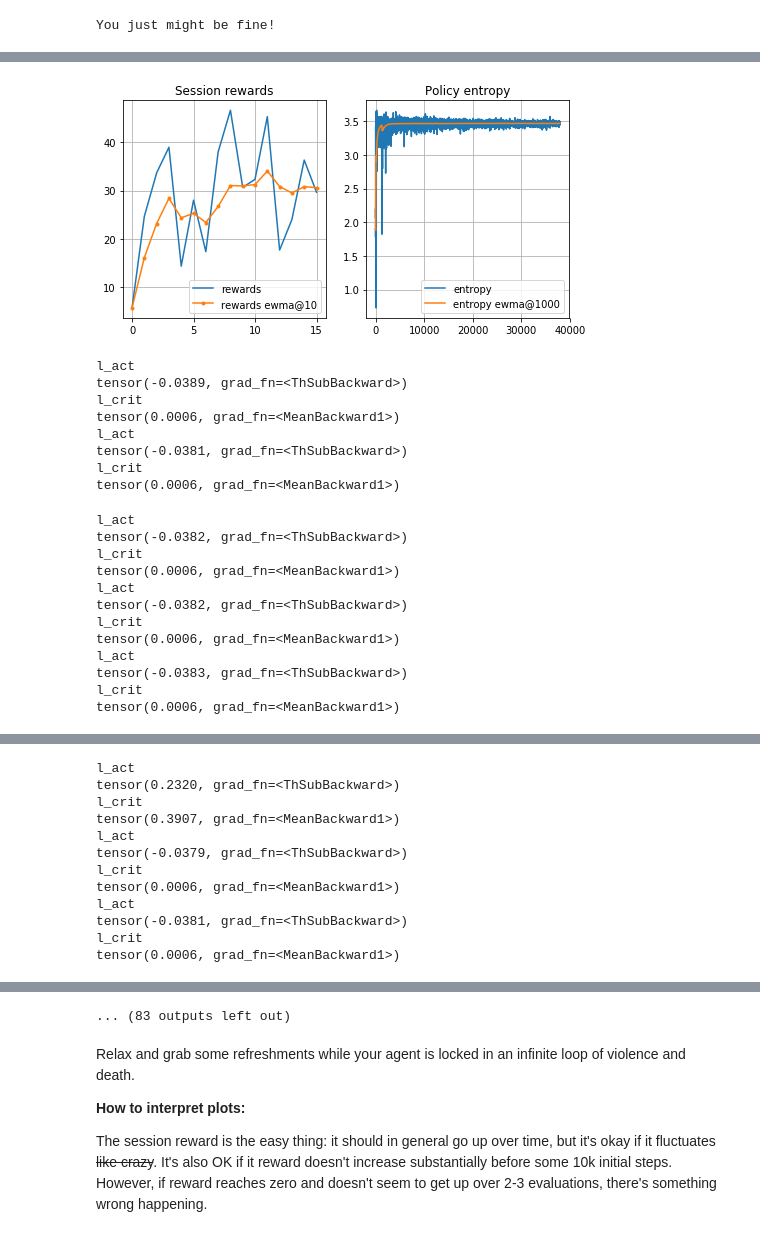
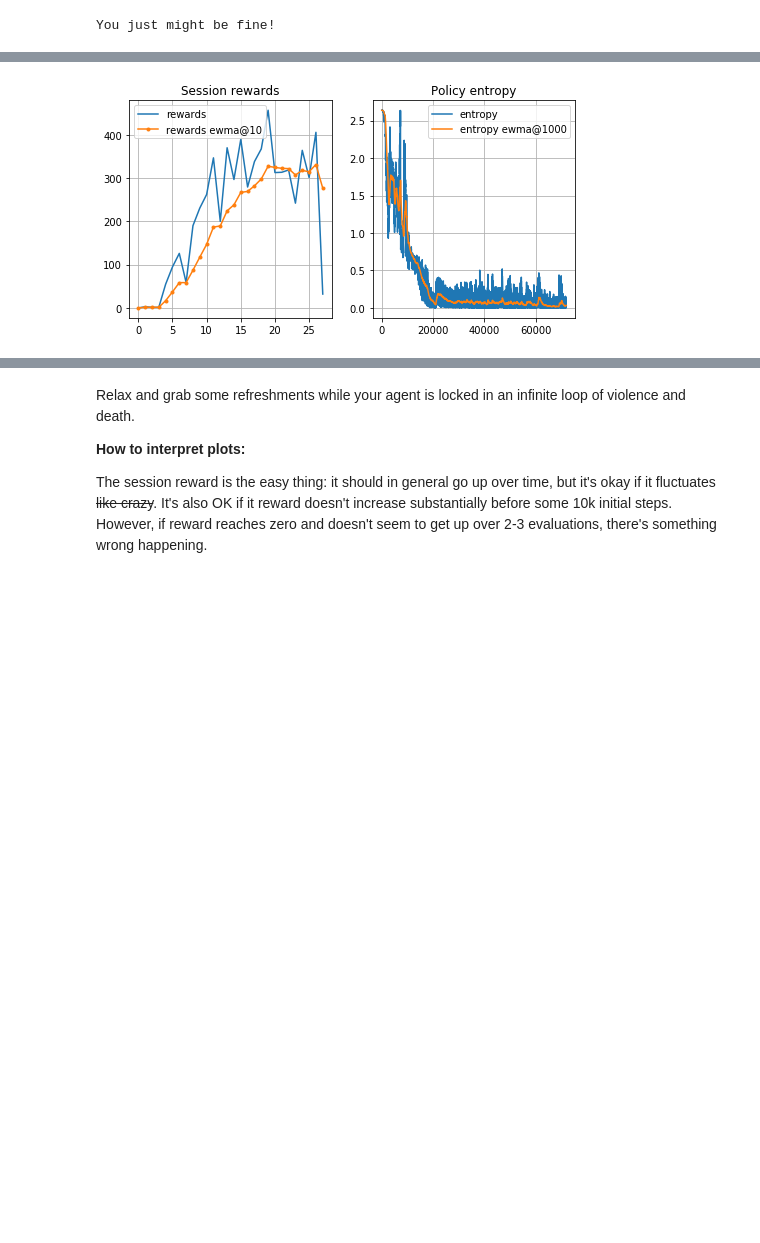
Before and after one commit to syuntoku14/PracticalRL_coursera_pytorch, a Jupyter notebook: week5_policy_based/practice_a3c.ipynb, the cells around one changed output, grey strips where cells are left out. Cells and saved outputs as stored; diff of their text form; code cells hidden in the pictures; blank space fills up the shorter version.

```diff
--- a/week5_policy_based/practice_a3c.ipynb
+++ b/week5_policy_based/practice_a3c.ipynb
@@ -228,9 +221,10 @@ class EnvBatch:
 # %% [markdown]
 __Let's try it out:__
 # %%
+%%time
 env_batch = EnvBatch(10)
 
-batch_states = torch.tensor(env_batch.reset()).float()
+batch_states = torch.as_tensor(env_batch.reset()).float()
 
 batch_actions = agent.sample_actions(agent(batch_states))
 
@@ -339,66 +362,71 @@ WARN: gym.spaces.Box autodetected dtype as <class 'numpy.float32'>. Please provi
 # %%
 agent = Agent("agent", obs_shape, n_actions)
 optimizer = optim.Adam(agent.parameters(),
-                   lr=0.01)
+                   lr=0.0001)
+# %%
+# Load the data
+state_dict, rewards_history, entropy_history = load_data(rl_path)
+agent.load_state_dict(state_dict)
+# %%
+# send notification to line
+url = "https://notify-api.line.me/api/notify"
+line_token = "uWuRHE8rbKHZ4vp8wk4Ohfgq7bVlvQkzX6YUz8SAsdO"
+headers = {"Authorization" : "Bearer "+ line_token}
 # %%
+%%time
 for i in trange(100000):
-    batch_states = torch.tensor(batch_states)
+    batch_states = torch.as_tensor(batch_states)
     batch_actions = agent.sample_actions(agent(batch_states))
     batch_next_states, batch_rewards, batch_done, _ = env_batch.step(batch_actions)
 
     l_act, l_crit, adv, ent_t = gen_actor_critic_loss(agent, batch_states,
                                                batch_next_states, batch_rewards,
                                                batch_done, batch_actions)
-    print('l_act')
-    print(l_act)
-    print('l_crit')
-    print(l_crit)
+    # print('l_act')
+    # print(l_act)
+    # print('l_crit')
+    # print(l_crit)
     optimizer.zero_grad()
     loss = l_act + l_crit
     loss.backward()
     optimizer.step()
 
     entropy_history.append(ent_t.mean())
 
     batch_states = batch_next_states
 
+    # if i % 100 == 0:
+    #     print(batch_actions)
+    #     env_batch.render()
+
     if i % 500 == 0:
-        if i % 2500 == 0:
+        if i != 0 and i % 2500 == 0:
             rewards_history.append(np.mean(evaluate(agent, env, n_games=3)))
+            save_data(rl_path, agent, rewards_history, entropy_history)
+            message = 'passed episode number: ' + str(i)
+            payload = {"message" :  message}
+            files = {"imageFile": open(rl_path+'image.jpg', "rb")}
+            requests.post(url ,headers = headers ,params=payload, files=files)
             if rewards_history[-1] >= 50:
-                print("Your agent has earned the yellow belt" % color)
+                print("Your agent has earned the yellow belt")
 
         clear_output(True)
+
         plt.figure(figsize=[8,4])
         plt.subplot(1,2,1)
         plt.plot(rewards_history, label='rewards')
         plt.plot(ewma(np.array(rewards_history),span=10), marker='.', label='rewards ewma@10')
         plt.title("Session rewards"); plt.grid(); plt.legend()
 
         plt.subplot(1,2,2)
         plt.plot(entropy_history, label='entropy')
         plt.plot(ewma(np.array(entropy_history),span=1000), label='entropy ewma@1000')
         plt.title("Policy entropy"); plt.grid(); plt.legend()
+        plt.savefig(rl_path+'image.jpg')
         plt.show()
+
+# shutdown
+import subprocess
+subprocess.run(('/sbin/shutdown', '-h', 'now'))
 # %% [output]
-[figure, old version]
+[figure, new version]
-l_act
-tensor(-0.0389, grad_fn=<ThSubBackward>)
-l_crit
-tensor(0.0006, grad_fn=<MeanBackward1>)
-l_act
-tensor(-0.0381, grad_fn=<ThSubBackward>)
-l_crit
-tensor(0.0006, grad_fn=<MeanBackward1>)
-l_act
-tensor(-0.0382, grad_fn=<ThSubBackward>)
-l_crit
-tensor(0.0006, grad_fn=<MeanBackward1>)
-l_act
-tensor(-0.0382, grad_fn=<ThSubBackward>)
-l_crit
-tensor(0.0006, grad_fn=<MeanBackward1>)
-l_act
-tensor(-0.0383, grad_fn=<ThSubBackward>)
-l_crit
-tensor(0.0006, grad_fn=<MeanBackward1>)
@@ -481,12 +432,0 @@ tensor(0.0006, grad_fn=<MeanBackward1>)
-l_act
-tensor(0.2320, grad_fn=<ThSubBackward>)
-l_crit
-tensor(0.3907, grad_fn=<MeanBackward1>)
-l_act
-tensor(-0.0379, grad_fn=<ThSubBackward>)
-l_crit
-tensor(0.0006, grad_fn=<MeanBackward1>)
-l_act
-tensor(-0.0381, grad_fn=<ThSubBackward>)
-l_crit
-tensor(0.0006, grad_fn=<MeanBackward1>)
@@ -565 +432,0 @@ tensor(0.0006, grad_fn=<MeanBackward1>)
-... (83 outputs left out)
```
Also changed, not shown: parts of 17 cells of this notebook, 22 other files.
